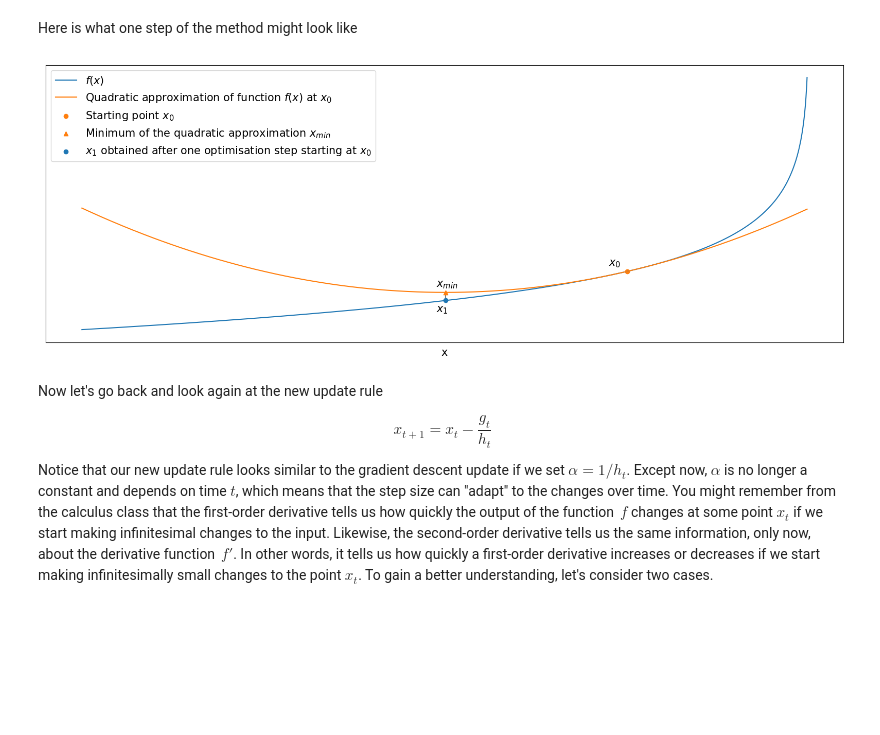
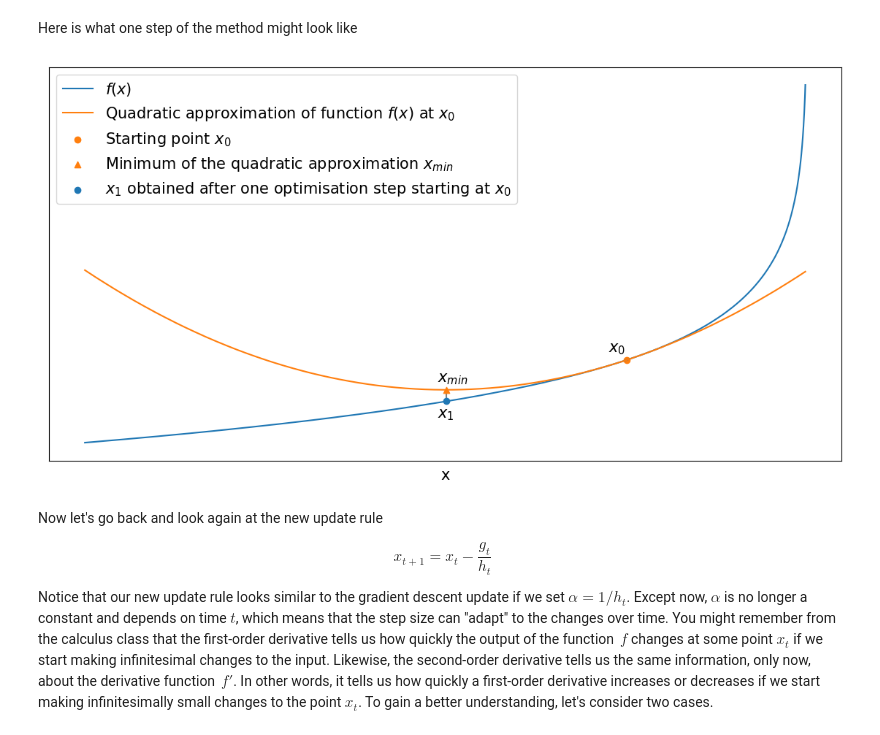
Before and after one commit to itdxer/blog.itdxer.com, a Jupyter notebook: notebooks/2023-06-04 Gradient boosting as a blind gradient descent.ipynb, the cells around one changed output. Drawn from its saved outputs; the diff is of its cells as text; code cells hidden in the pictures; blank space fills up the shorter version.

```diff
--- a/notebooks/2023-06-04 Gradient boosting as a blind gradient descent.ipynb
+++ b/notebooks/2023-06-04 Gradient boosting as a blind gradient descent.ipynb
@@ -49,7 +52,7 @@ num_steps = 3
 x_trace_1 = optimise(x0, alpha=0.8, num_steps=num_steps)
 x_trace_2 = [-80, 60, 20, -20]
 
-fig, axes = plt.subplots(2, 2, figsize=(16, 12), gridspec_kw={"height_ratios": [3, 1]})
+fig, axes = plt.subplots(2, 2, figsize=(15, 11), gridspec_kw={"height_ratios": [3, 1]})
 
 plt.sca(axes[0, 0])
 plt.title(r"Gradient Descent")
@@ -280,35 +283,35 @@ def s(x, x0, p):
 
 p = 0.1
 x0 = 0.99
 x = np.linspace(0.96, 1, 1001)
 x = np.clip(x, 1e-4, 1 - 1e-4)
 y = f(x, p)
 
-plt.figure(figsize=(20, 7))
+plt.figure(figsize=(14, 7))
 plt.plot(x, y, label=r"$f(x)$")
 plt.plot(x, s(x, x0, p), label=r"Quadratic approximation of function $f(x)$ at $x_0$")
 plt.scatter([x0], f(x0, p), color=colors[1], label="Starting point $x_0$")
 plt.gca().annotate(r"$x_0$", [x0 - 0.001, 0.12 + f(x0, p)])
 
 x1 = x0 - f_prime(x0, p) / f_double_prime(x0, p)
 
 x_min = s(x1, x0, p)
 plt.scatter([x1], [x_min], marker="^", color=colors[1], label="Minimum of the quadratic approximation $x_{min}$")
 plt.gca().annotate(r"$x_{min}$", [x1 - 0.0005, x_min + 0.12])
 
 plt.plot([x1, x1], [f(x1, p), x_min], "-", zorder=-2, color="grey")
 
 plt.scatter([x1], [f(x1, p)], color=colors[0], label="$x_1$ obtained after one optimisation step starting at $x_0$")
 plt.gca().annotate(r"$x_1$", [x1 - 0.0005, f(x1, p) - 0.25])
 
 plt.xlabel("x")
 plt.xticks([], [])
 plt.yticks([], [])
 plt.legend()
 
 plt.show()
 # %% [output]
-[figure, old version]
+[figure, new version]
 # %% [markdown]
 Now let's go back and look again at the new update rule
 
```
Also changed, not shown: parts of 12 cells of this notebook, 11 other files.
